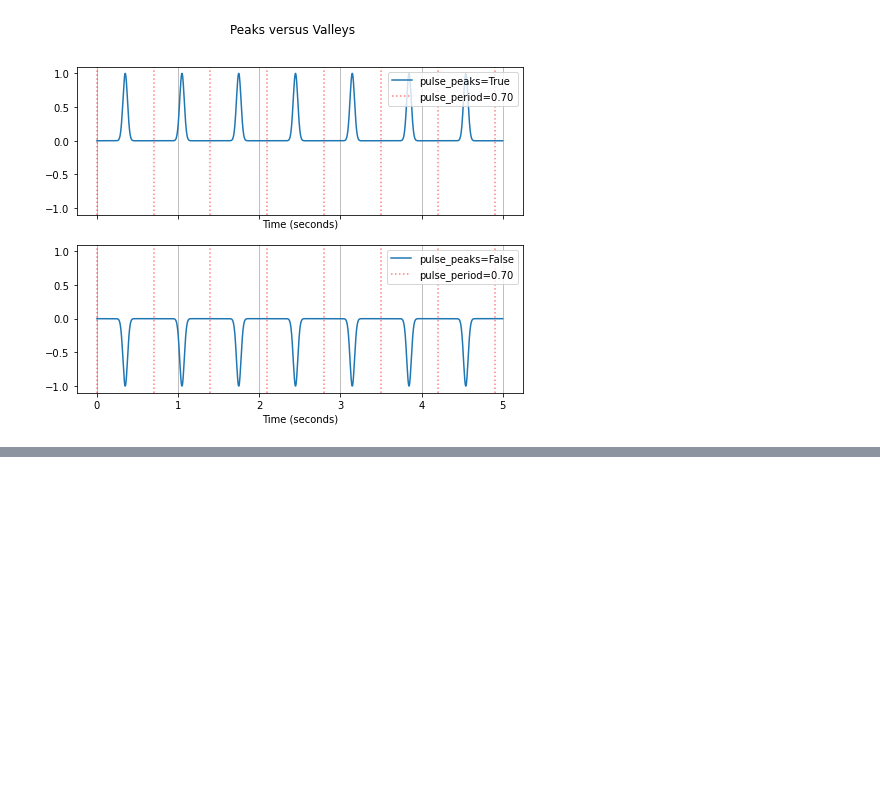
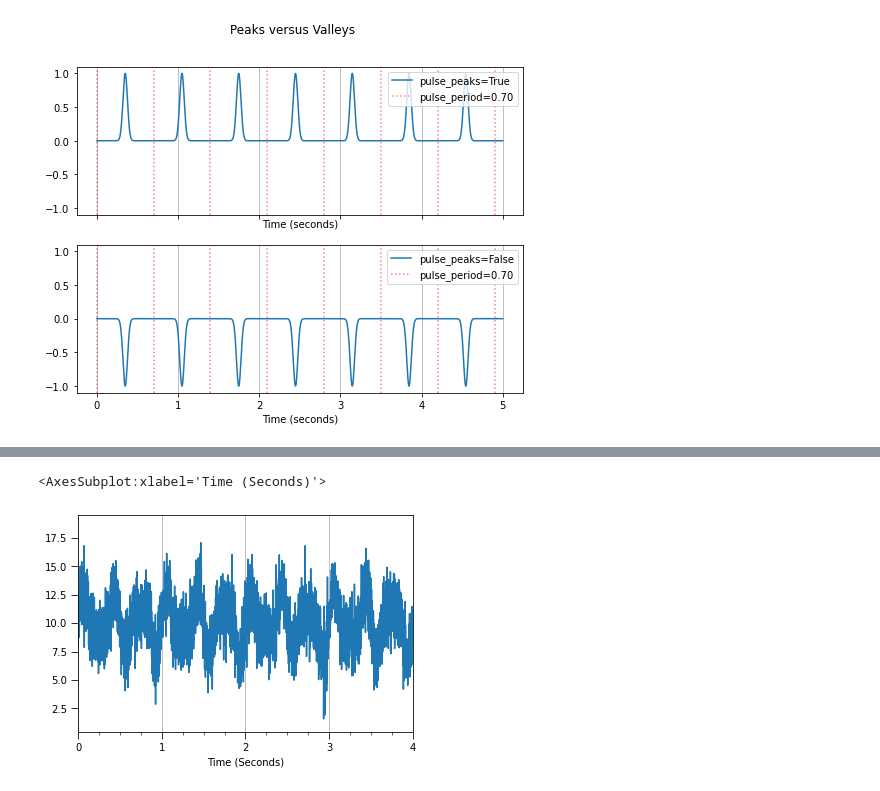
Before and after one commit to kevinmcmanus/signal, a Jupyter notebook: sigdemo.ipynb, the cells around one changed output, grey strips where cells are left out. Cells and saved outputs as stored; diff of their text form; code cells hidden in the pictures; blank space fills up the shorter version.

```diff
--- a/sigdemo.ipynb
+++ b/sigdemo.ipynb
@@ -244,0 +204,8 @@ zz
+# %%
+sinprops = [ {'amplitude':2, 'frequency':3, 'phase':0},
+            {'amplitude':1, 'frequency':5, 'phase':0} ]
+noiseprops = {'noise_mu':10, 'noise_sigma': 1.5}
+sgl.Signal( sinprops=sinprops, noiseprops=noiseprops).plot_signal()
+# %% [output]
+<AxesSubplot:xlabel='Time (Seconds)'>
+[figure, added]
```
Also changed, not shown: parts of 29 cells of this notebook, 2 other files.
